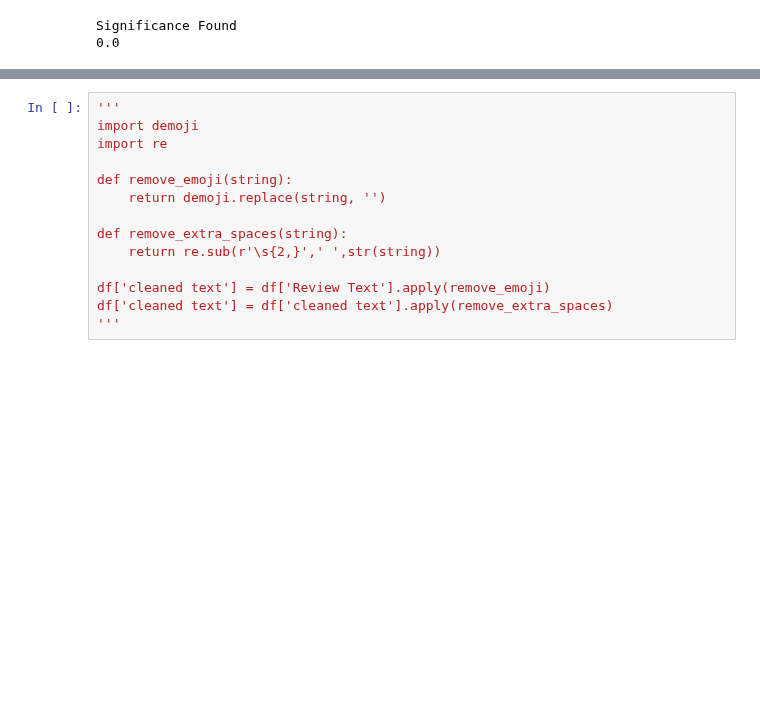
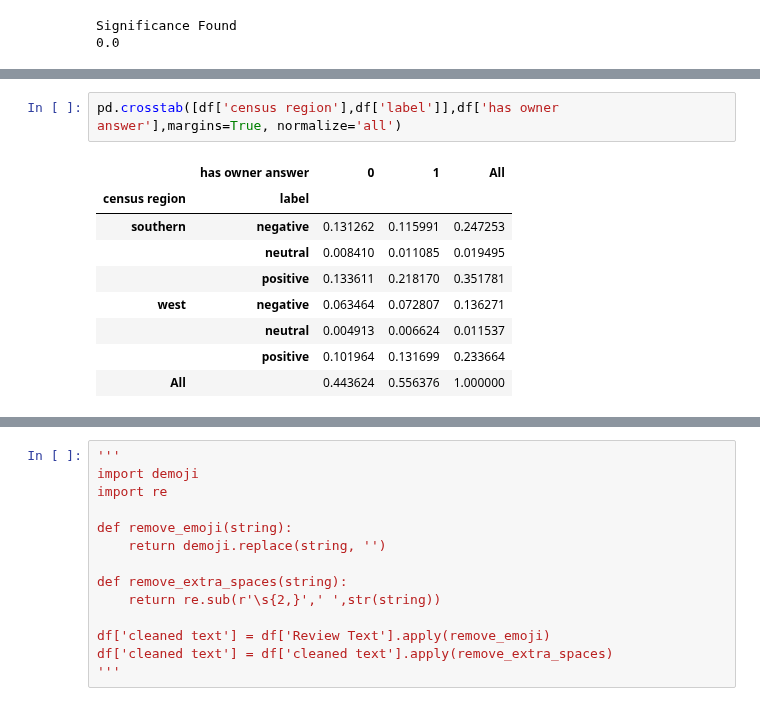
Before and after one commit to CGRowe96/WGU_MSDA, a Jupyter notebook: D214/capstone.ipynb, the cells around one changed output, grey strips where cells are left out. Drawn from its saved outputs; the diff is of its cells as text; blank space fills up the shorter version.

```diff
--- a/D214/capstone.ipynb
+++ b/D214/capstone.ipynb
@@ -332,0 +345,12 @@ Significance Found
+# %%
+pd.crosstab([df['census region'],df['label']],df['has owner answer'],margins=True, normalize='all')
+# %% [output]
+|  | has owner answer | 0 | 1 | All |
+| census region | label |  |  |  |
+| southern | negative | 0.131262 | 0.115991 | 0.247253 |
+|  | neutral | 0.008410 | 0.011085 | 0.019495 |
+|  | positive | 0.133611 | 0.218170 | 0.351781 |
+| west | negative | 0.063464 | 0.072807 | 0.136271 |
+|  | neutral | 0.004913 | 0.006624 | 0.011537 |
+|  | positive | 0.101964 | 0.131699 | 0.233664 |
+| All |  | 0.443624 | 0.556376 | 1.000000 |
```
Also changed, not shown: parts of 4 cells of this notebook.
